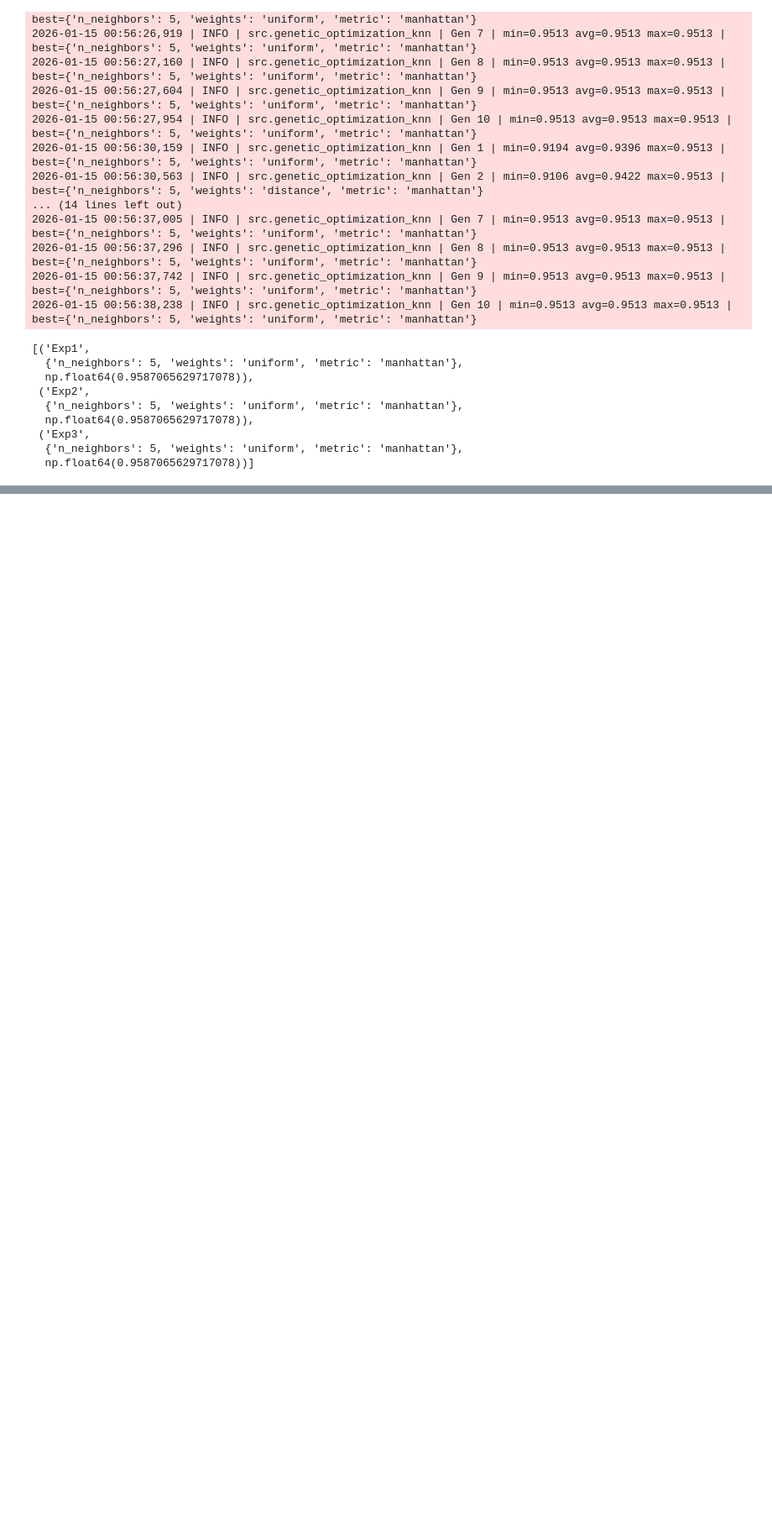
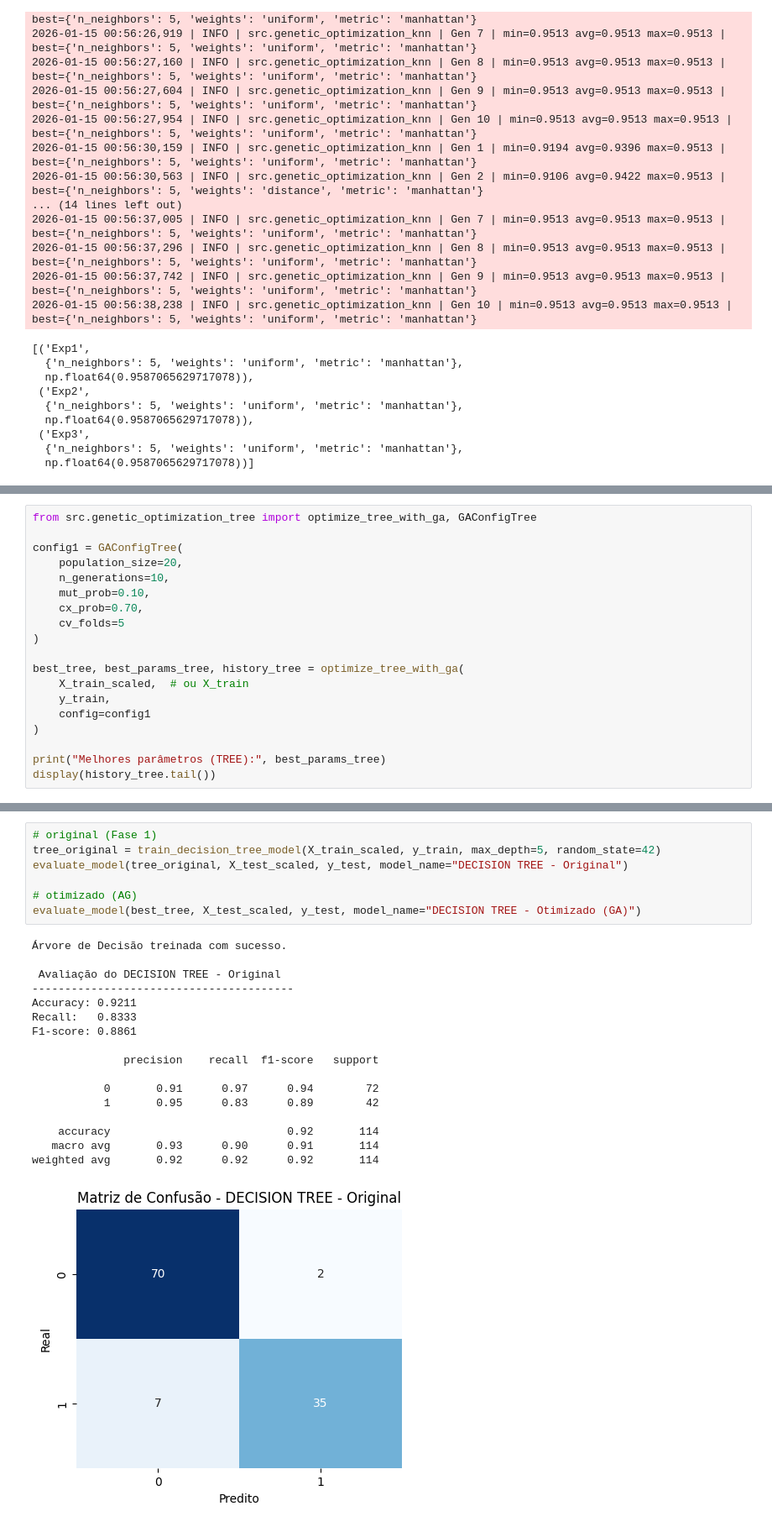
Before and after one commit to KeityPires/tech-challenge-ia-diagnostico, a Jupyter notebook: notebooks/02_exploracao_dados_cancer_mama.ipynb, the cells around one changed output, grey strips where cells are left out. Shown at 84% size. Cells and saved outputs as stored; diff of their text form; blank space fills up the shorter version.

```diff
--- a/notebooks/02_exploracao_dados_cancer_mama.ipynb
+++ b/notebooks/02_exploracao_dados_cancer_mama.ipynb
@@ -1011,0 +1031,19 @@ resultados
+# %%
+from src.genetic_optimization_tree import optimize_tree_with_ga, GAConfigTree
+
+config1 = GAConfigTree(
+    population_size=20,
+    n_generations=10,
+    mut_prob=0.10,
+    cx_prob=0.70,
+    cv_folds=5
+)
+
+best_tree, best_params_tree, history_tree = optimize_tree_with_ga(
+    X_train_scaled,  # ou X_train
+    y_train,
+    config=config1
+)
+
+print("Melhores parâmetros (TREE):", best_params_tree)
+display(history_tree.tail())
@@ -1011,0 +1068,25 @@ resultados
+# %%
+# original (Fase 1)
+tree_original = train_decision_tree_model(X_train_scaled, y_train, max_depth=5, random_state=42)
+evaluate_model(tree_original, X_test_scaled, y_test, model_name="DECISION TREE - Original")
+
+# otimizado (AG)
+evaluate_model(best_tree, X_test_scaled, y_test, model_name="DECISION TREE - Otimizado (GA)")
+# %% [output]
+Árvore de Decisão treinada com sucesso.
+
+ Avaliação do DECISION TREE - Original
+----------------------------------------
+Accuracy: 0.9211
+Recall:   0.8333
+F1-score: 0.8861
+
+              precision    recall  f1-score   support
+
+           0       0.91      0.97      0.94        72
+           1       0.95      0.83      0.89        42
+
+    accuracy                           0.92       114
+   macro avg       0.93      0.90      0.91       114
+weighted avg       0.92      0.92      0.92       114
+[figure, added]
```
Also changed, not shown: parts of 4 cells of this notebook, 1 other file.
